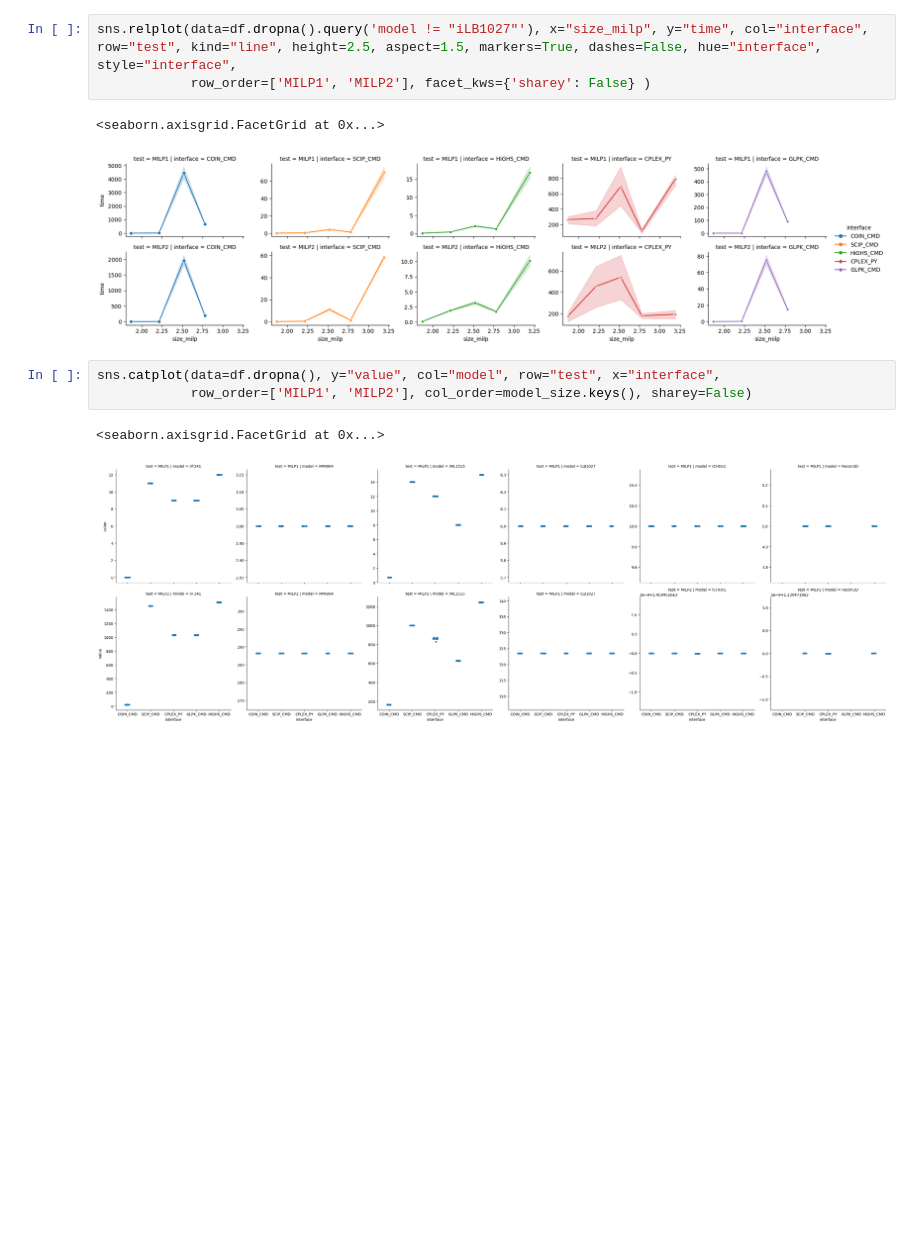
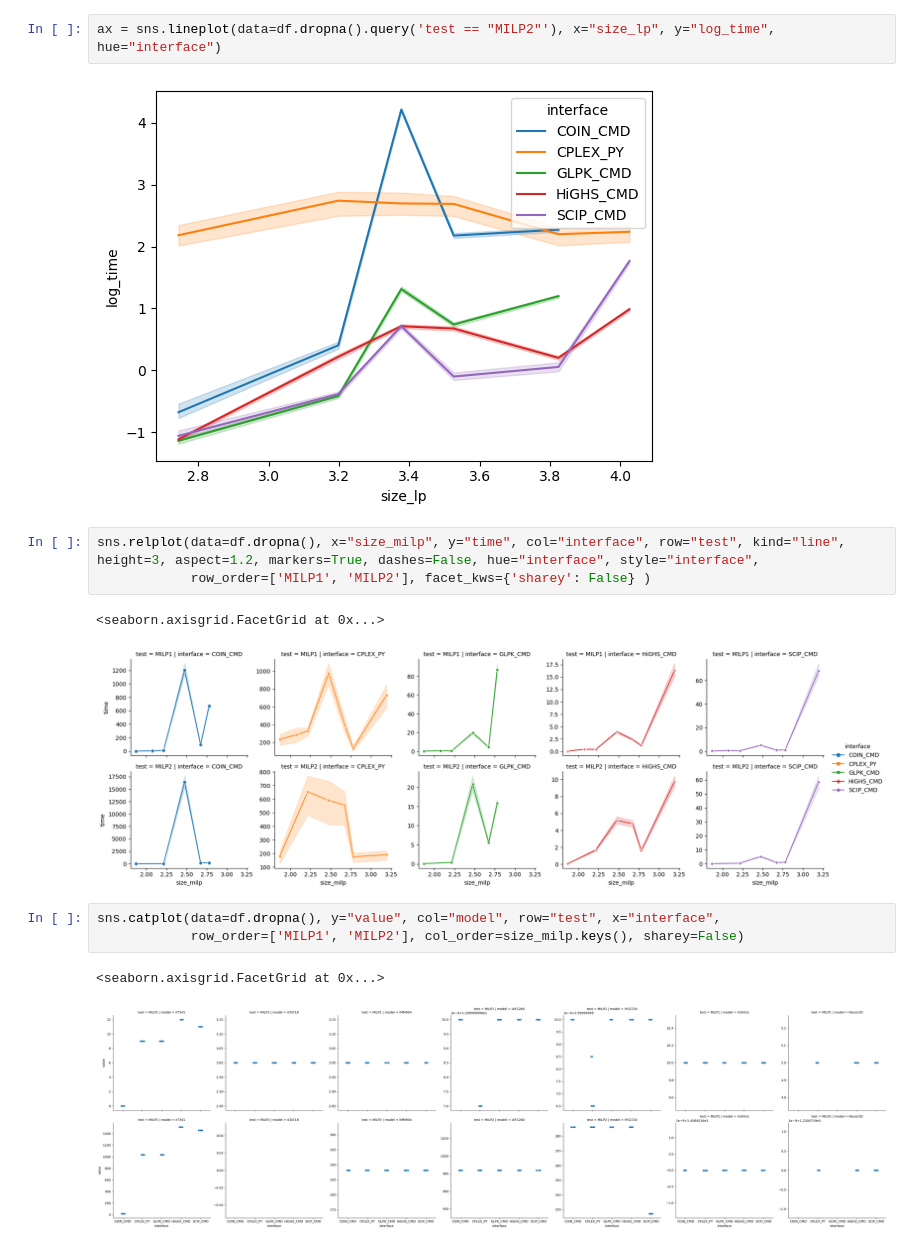
Before and after one commit to cdanielmachado/solver_benchmark, a Jupyter notebook: notebooks/analyse.ipynb, the cells around one changed output. Drawn from its saved outputs; the diff is of its cells as text; blank space fills up the shorter version.

```diff
--- a/notebooks/analyse.ipynb
+++ b/notebooks/analyse.ipynb
@@ -41,12 +47,16 @@ sns.relplot(data=df.dropna().query('model != "iLB1027"'), x="size_lp", y="time",
+# %%
+ax = sns.lineplot(data=df.dropna().query('test == "MILP2"'), x="size_lp", y="log_time", hue="interface")
+# %% [output]
+[figure, added]
 # %%
-sns.relplot(data=df.dropna().query('model != "iLB1027"'), x="size_milp", y="time", col="interface", row="test", kind="line", height=2.5, aspect=1.5, markers=True, dashes=False, hue="interface", style="interface",
+sns.relplot(data=df.dropna(), x="size_milp", y="time", col="interface", row="test", kind="line", height=3, aspect=1.2, markers=True, dashes=False, hue="interface", style="interface",
             row_order=['MILP1', 'MILP2'], facet_kws={'sharey': False} )
 # %% [output]
 <seaborn.axisgrid.FacetGrid at 0x...>
-[figure, old version]
+[figure, new version]
 # %%
 sns.catplot(data=df.dropna(), y="value", col="model", row="test", x="interface",
-            row_order=['MILP1', 'MILP2'], col_order=model_size.keys(), sharey=False)
+            row_order=['MILP1', 'MILP2'], col_order=size_milp.keys(), sharey=False)
 # %% [output]
 <seaborn.axisgrid.FacetGrid at 0x...>
-[figure, old version]
+[figure, new version]
```
Also changed, not shown: parts of 11 cells of this notebook, 4 other files.
